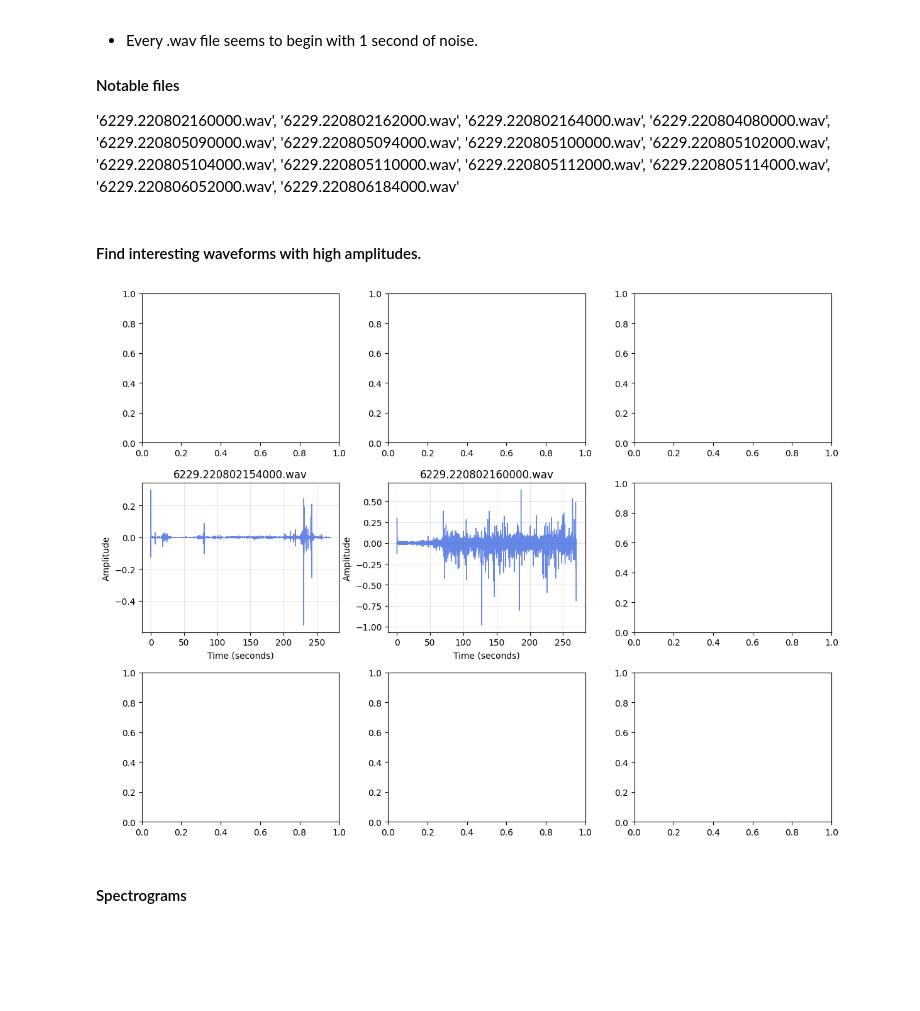
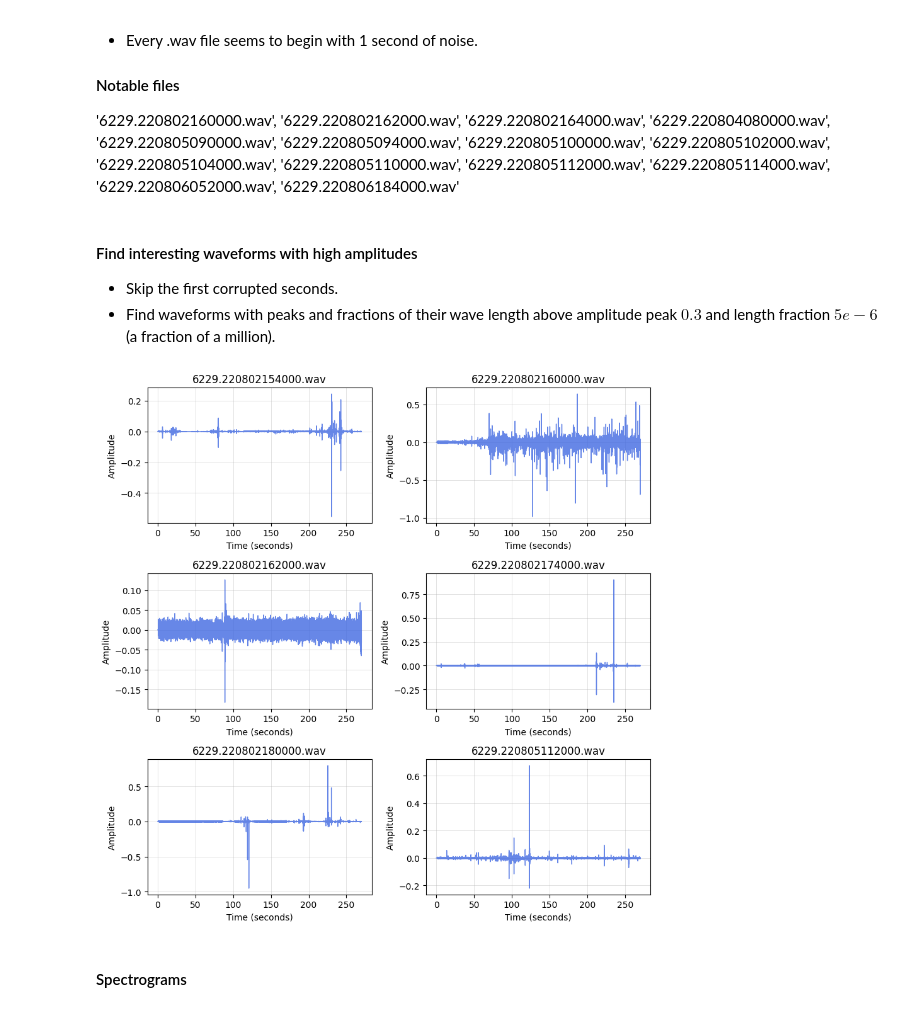
Before and after one commit to ChristerKoldLindholm/bsc-christerkl, a Jupyter notebook: data_exploration.ipynb, the cells around one changed output. Cells and saved outputs as stored; diff of their text form; code cells hidden in the pictures; blank space fills up the shorter version.

Commit message:
Collate utility function. Better search.

```diff
--- a/data_exploration.ipynb
+++ b/data_exploration.ipynb
@@ -40,5 +40,5 @@ AudioMetaData(sample_rate=64000, num_frames=17278192, num_channels=1, bits_per_s
 # %%
-waveform, sample_rate = torchaudio.load(sample_wav)
+waveform, sample_rate = ta.load(sample_wav)
 # %% [markdown]
 #### Audio data:
 - 64 kHz: higher resolution than common sound (16 kHz).
@@ -102,8 +102,9 @@ Based on https://docs.pytorch.org/tutorials/beginner/basics/data_tutorial.html
 # %%
-start_idx = 8 # Create a data subset to skip noise waveforms.
+start_idx = 0 # Create a data subset to skip to later recordings.
+batch_size = 2
 dataset = utils.AudioDataset(data_path, target_sr=sample_rate, max_secs=None)
 subset = Subset(dataset, range(start_idx, len(dataset)))
-loader = DataLoader(subset, batch_size=1, shuffle=False) # Only shuffle data when training.
+loader = DataLoader(subset, batch_size=batch_size, shuffle=False, collate_fn=utils.max_len_collate) # Only shuffle data when training.
 # %% [markdown]
 Manually checked data subset up to index $=9 \cdot 40$.
 # %%
@@ -135,39 +138,46 @@ plt.show()
 #### Notable files
 '6229.220802160000.wav', '6229.220802162000.wav', '6229.220802164000.wav', '6229.220804080000.wav', '6229.220805090000.wav', '6229.220805094000.wav', '6229.220805100000.wav', '6229.220805102000.wav', '6229.220805104000.wav', '6229.220805110000.wav', '6229.220805112000.wav', '6229.220805114000.wav', '6229.220806052000.wav', '6229.220806184000.wav'
 # %% [markdown]
-#### Find interesting waveforms with high amplitudes.
+#### Find interesting waveforms with high amplitudes
+- Skip the first corrupted seconds.
+- Find waveforms with peaks and fractions of their wave length above amplitude peak $0.3$ and length fraction $5e-6$ (a fraction of a million).
 # %%
-s_idx = int(3 * sample_rate)
-max_iter = 10
+skip_secs = 1
 ampl_threshold = 0.3
-ampl_frac = 10e-6
-wave_list = []
+ampl_frac = 5e-6
+wavelist = []
 
 max_points = 30_000
-rows, cols = 3, 3
-fig, axes = plt.subplots(rows, cols, figsize=(12, 9))
+rows, cols = 3, 2
+num_plots = rows*cols
+fig, axes = plt.subplots(rows, cols, figsize=(9, 9))
 axes = axes.flatten()
 
-i = 0
-for waves, srs, paths in loader:
-    if len(wave_list) >= max_iter:
-        break
-    for w, sr, path in zip(waves, srs, paths):
-        waveclip = w[0, s_idx:] # Exclude the first corrupted seconds of every recording.
+n_plts = 0
+for waves, srs, paths, lengths in loader:
+    for w, sr, path, l in zip(waves, srs, paths, lengths):
+        if n_plts >= num_plots:
+            break
+
+        n_chans, n_frames = w.shape
+        s_idx = int(sr * skip_secs)
+        waveclip = w[:, :l]
+        waveclip[:, :s_idx] = 0 # Mute the first corrupted seconds of every recording.
         wavepeak = float(waveclip.abs().max().item())
         wavefrac = float((waveclip.abs() >= ampl_threshold).float().mean().item())
-        i += 1
-        if wavepeak >= ampl_threshold and wavefrac >= ampl_frac:
+        if wavefrac >= ampl_frac and wavepeak >= ampl_threshold:
             p = Path(path).name
-            wave_list.append((w, sr, path))
-            if i >= rows*cols:
-                break
-            plot_waveform_fast(w, sr, max_points, title=p, ax=axes[i])
+            wavelist.append((path))
+            plot_waveform_fast(waveclip, sr, max_points, title=p, ax=axes[n_plts])
+            n_plts += 1
 
+    if n_plts >= num_plots:
+        break
+plt.savefig(fname=graph_path / "waveforms_graph.png", dpi=300)
 plt.tight_layout()
 plt.show()
 # %% [output]
-[figure, old version]
+[figure, new version]
 # %% [markdown]
 #### Spectrograms
 # %%
```
Also changed, not shown: parts of 12 cells of this notebook, 3 other files.
